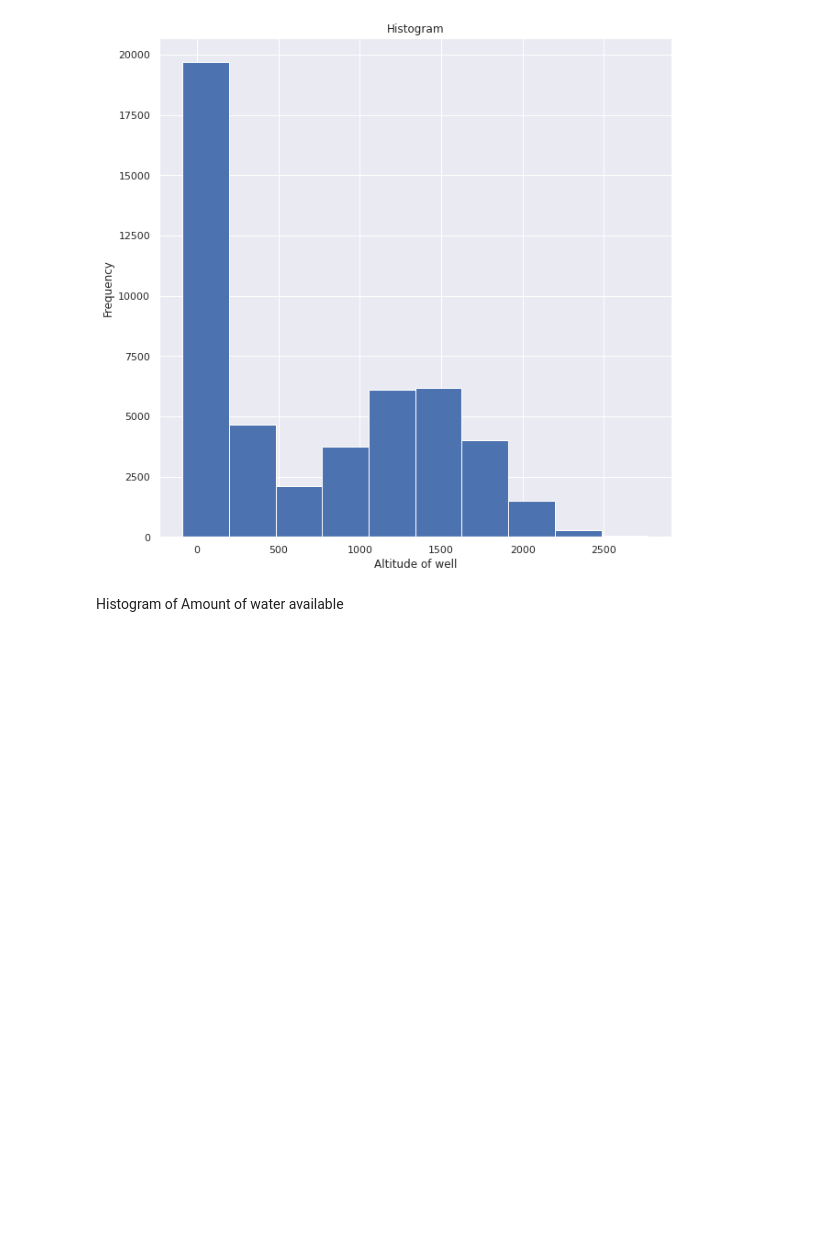
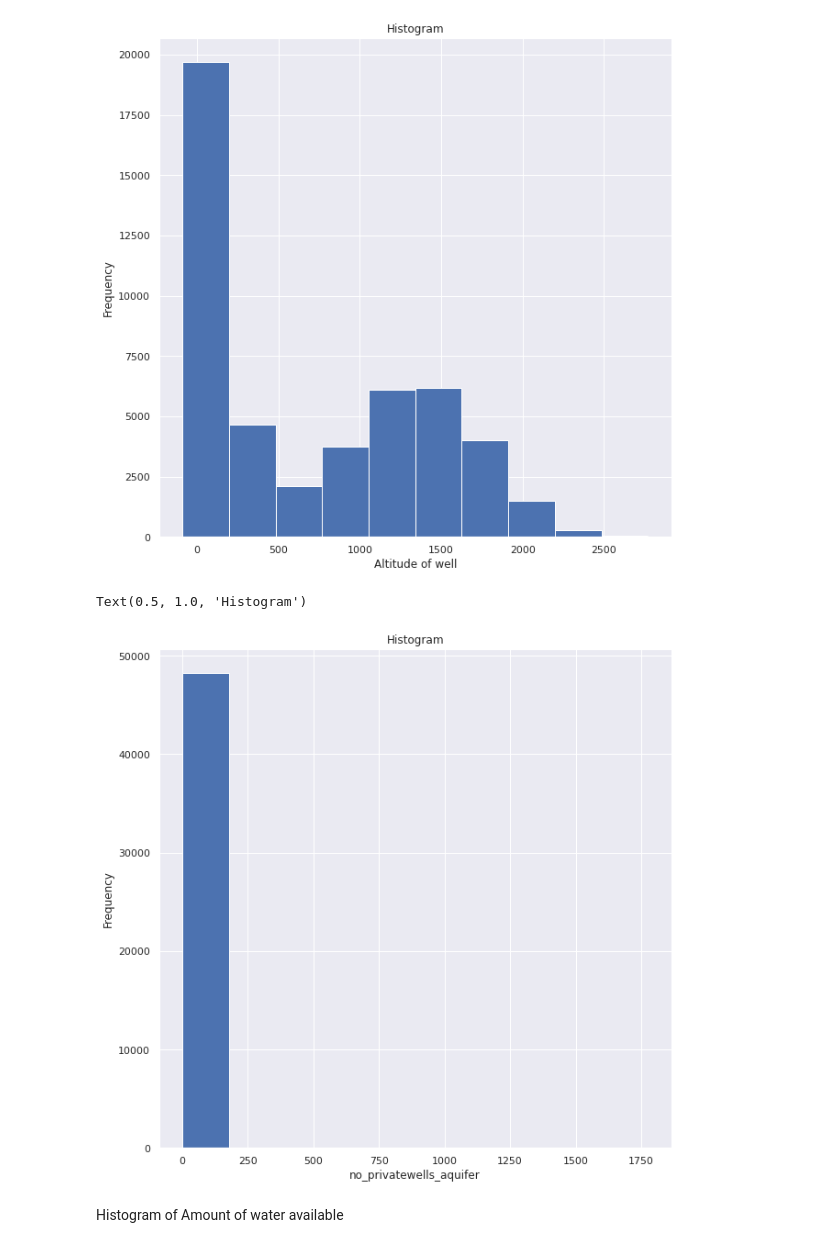
Before and after one commit to njonge-nathan/Capstone-Data-Mining-the-Water-Table.ipynb, a Jupyter notebook: Capstone_Data_Mining_the_Water_Table.ipynb, the cells around one changed output. Saved outputs shown, nothing was run; the diff lists cells and outputs as text; code cells hidden in the pictures; blank space fills up the shorter version.

```diff
--- a/Capstone_Data_Mining_the_Water_Table.ipynb
+++ b/Capstone_Data_Mining_the_Water_Table.ipynb
@@ -439,6 +439,16 @@ train_final['altitude_of_well'].plot.hist().set_title('Histogram')
 # %% [output]
 Text(0.5, 1.0, 'Histogram')
 [figure]
+# %%
+# Histogram of number privatewells aquifer
+plt.figure(figsize=(10,10))
+sns.set_theme(style='darkgrid')
+plt.xlabel('no_privatewells_aquifer',fontsize=(12))
+plt.ylabel('',fontsize=(12))
+train_final['no_privatewells_aquifer'].plot.hist().set_title('Histogram')
+# %% [output]
+Text(0.5, 1.0, 'Histogram')
+[figure, added]
 # %% [markdown]
 Histogram of Amount of water available
 # %%
```
Also changed, not shown: parts of 22 cells of this notebook.
